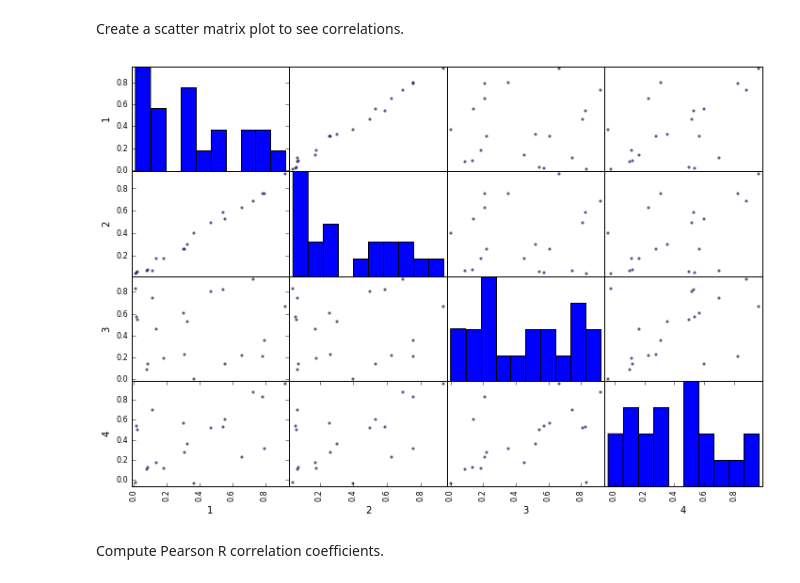
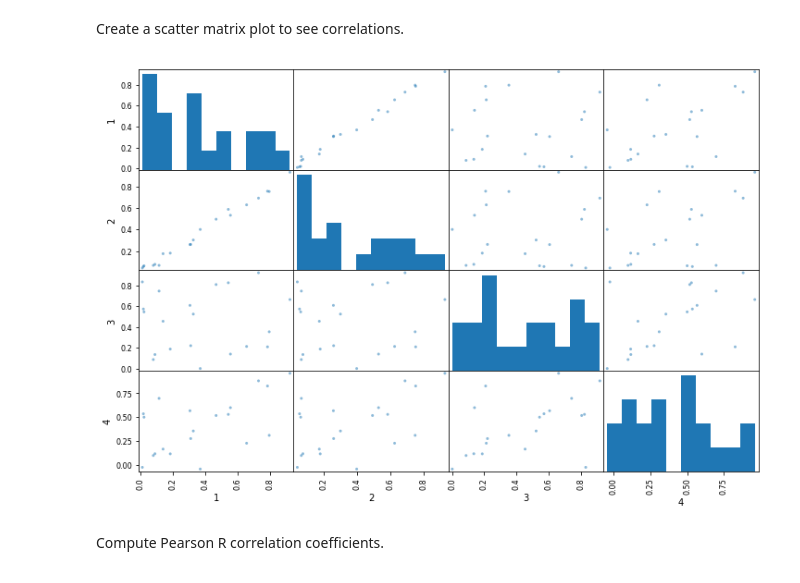
Before and after one commit to gjbex/training-material, a Jupyter notebook: Python/Pandas/patients.ipynb, the cells around one changed output. Saved outputs shown, nothing was run; the diff lists cells and outputs as text; code cells hidden in the pictures.

```diff
--- a/Python/Pandas/patients.ipynb
+++ b/Python/Pandas/patients.ipynb
@@ -171,9 +171,9 @@ genes
 # %% [markdown]
 Create a scatter matrix plot to see correlations.
 # %%
-pd.tools.plotting.scatter_matrix(genes, figsize=(12, 8));
+pd.plotting.scatter_matrix(genes, figsize=(12, 8));
 # %% [output]
-[figure, old version]
+[figure, new version]
 # %%
 genes.columns = [int(x) for x in genes.columns]
 # %% [markdown]
```
Also changed, not shown: parts of 15 cells of this notebook.
